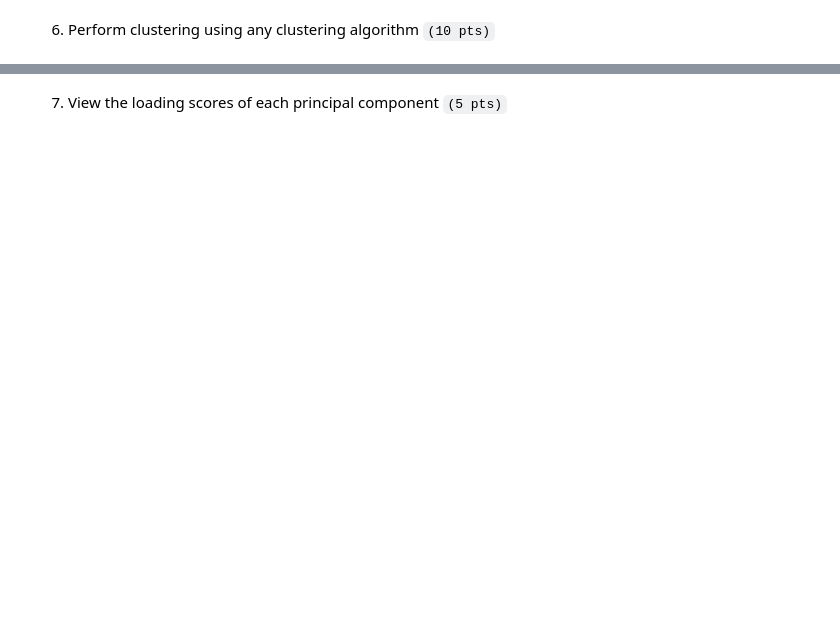
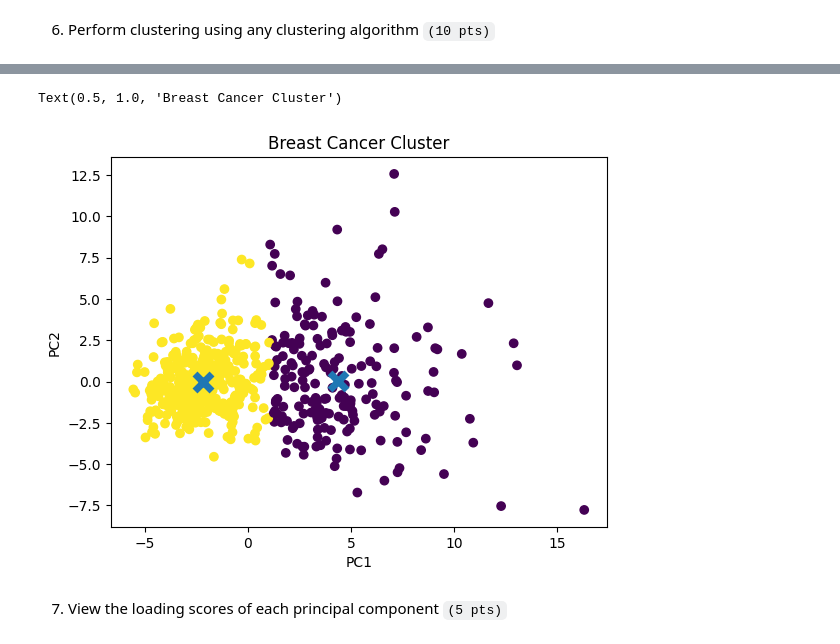
Before and after one commit to alammobaDar/CCADMACL_EXERCISES_COM231ML, a Jupyter notebook: Exercise4b.ipynb, the cells around one changed output, grey strips where cells are left out. Cells and saved outputs as stored; diff of their text form; code cells hidden in the pictures; blank space fills up the shorter version.

```diff
--- a/Exercise4b.ipynb
+++ b/Exercise4b.ipynb
@@ -66,0 +125,9 @@ X_scaled = scaler.fit_transform(X)
+# %%
+kmeans = KMeans(n_clusters=2)
+
+kmeans.fit(X_reduced)
+
+
+centroids = kmeans.cluster_centers_
+
+print(kmeans.labels_)
@@ -67,2 +151,11 @@ X_scaled = scaler.fit_transform(X)
+# %%
+plt.scatter(X_reduced[:,0], X_reduced[:,1],c= kmeans.labels_)
+plt.scatter(centroids[:,0], centroids[:,1], marker='x', s=150, linewidths=5, zorder=10)
+plt.xlabel('PC1')
+plt.ylabel('PC2')
+plt.title('Breast Cancer Cluster')
+# %% [output]
+Text(0.5, 1.0, 'Breast Cancer Cluster')
+[figure, added]
 # %% [markdown]
 7. View the loading scores of each principal component `(5 pts)`
```
Also changed, not shown: parts of 16 cells of this notebook.
